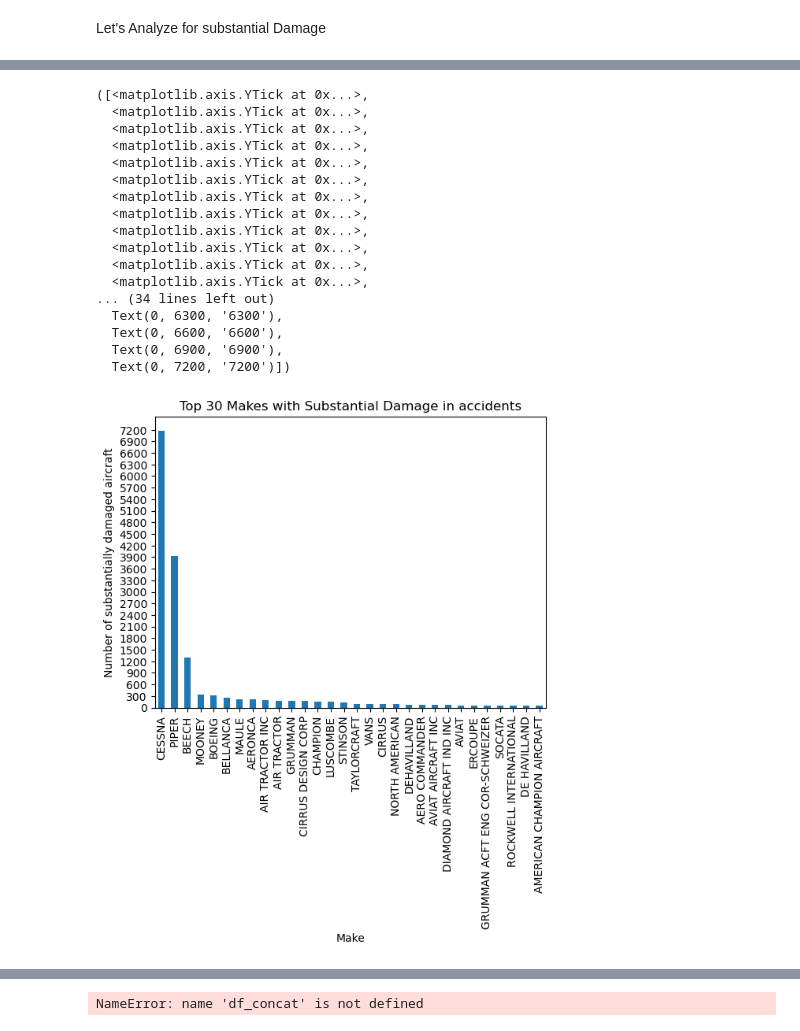
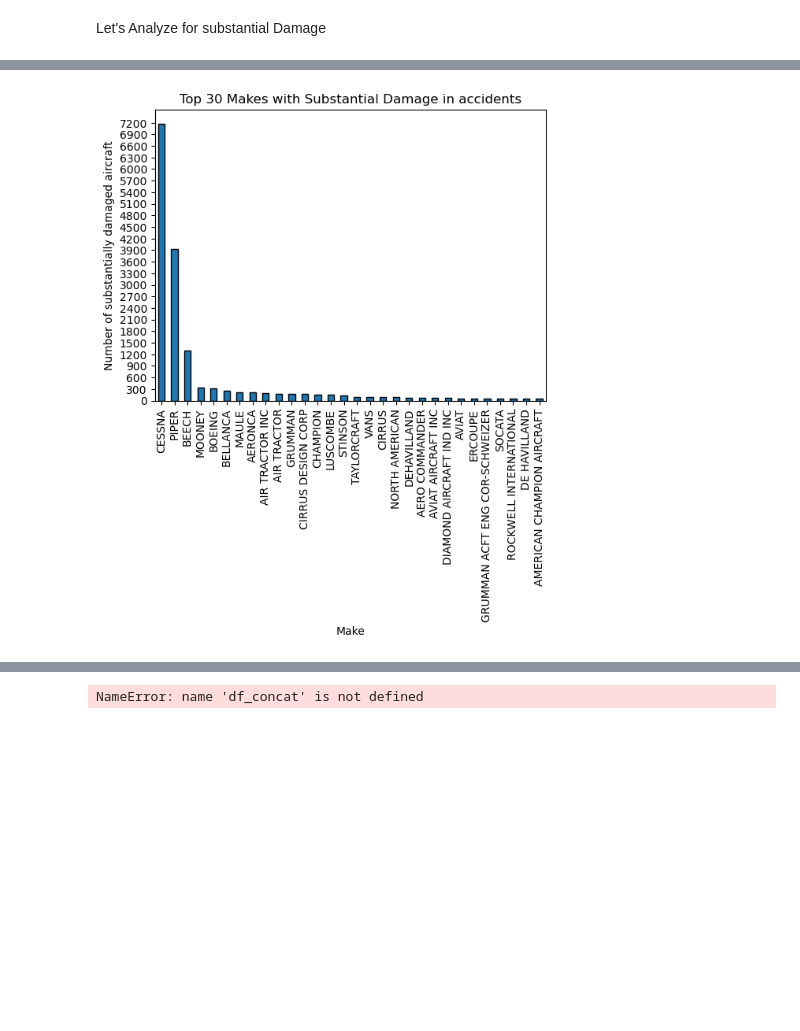
Before and after one commit to kdizz/dsc-phase-1-project-v3, a Jupyter notebook: Daniel Ogando Project.ipynb, the cells around one changed output, grey strips where cells are left out. Cells and saved outputs as stored; diff of their text form; code cells hidden in the pictures; blank space fills up the shorter version.

```diff
--- a/Daniel Ogando Project.ipynb
+++ b/Daniel Ogando Project.ipynb
@@ -494,9 +496,9 @@ Text(0, 0.5, 'Number of destroyed Aircraft')
 # %% [markdown]
 Let's Analyze for substantial Damage
 # %%
-df_sbstantial_planes = df_airplane[df_airplane['Aircraft.damage']=='Substantial']
+df_substantial_planes = df_airplane[df_airplane['Aircraft.damage']=='Substantial']
 # %%
-top_30_substantial = df_sbstantial_planes['Make'].value_counts().head(30)
+top_30_substantial = df_substantial_planes['Make'].value_counts().head(30)
 # %%
 top_30_substantial.to_dict()
 # %% [output]
@@ -518,26 +520,10 @@ top_30_substantial.to_dict()
  'DE HAVILLAND': 52,
  'AMERICAN CHAMPION AIRCRAFT': 49}
 # %%
-top_30_substantial.plot(kind='bar')
+top_30_substantial.plot(kind='bar',edgecolor='k')
 plt.title('Top 30 Makes with Substantial Damage in accidents')
 plt.ylabel('Number of substantially damaged aircraft')
 plt.yticks(range(0, top_30_substantial.max()+300, 300))
+plt.show()
 # %% [output]
-([<matplotlib.axis.YTick at 0x...>,
-  <matplotlib.axis.YTick at 0x...>,
-  <matplotlib.axis.YTick at 0x...>,
-  <matplotlib.axis.YTick at 0x...>,
-  <matplotlib.axis.YTick at 0x...>,
-  <matplotlib.axis.YTick at 0x...>,
-  <matplotlib.axis.YTick at 0x...>,
-  <matplotlib.axis.YTick at 0x...>,
-  <matplotlib.axis.YTick at 0x...>,
-  <matplotlib.axis.YTick at 0x...>,
-  <matplotlib.axis.YTick at 0x...>,
-  <matplotlib.axis.YTick at 0x...>,
-... (34 lines left out)
-  Text(0, 6300, '6300'),
-  Text(0, 6600, '6600'),
-  Text(0, 6900, '6900'),
-  Text(0, 7200, '7200')])
-[figure, old version]
+[figure, new version]
```
Also changed, not shown: parts of 16 cells of this notebook.
